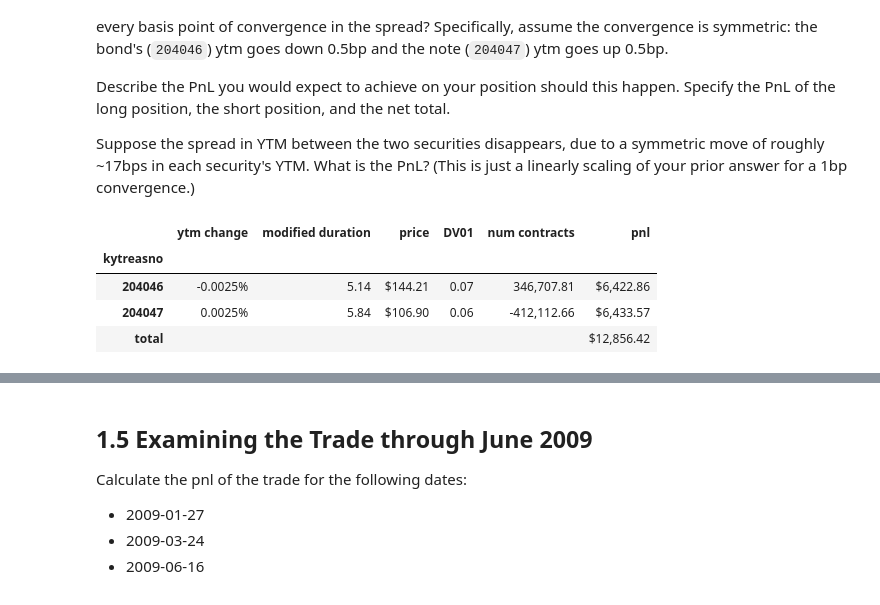
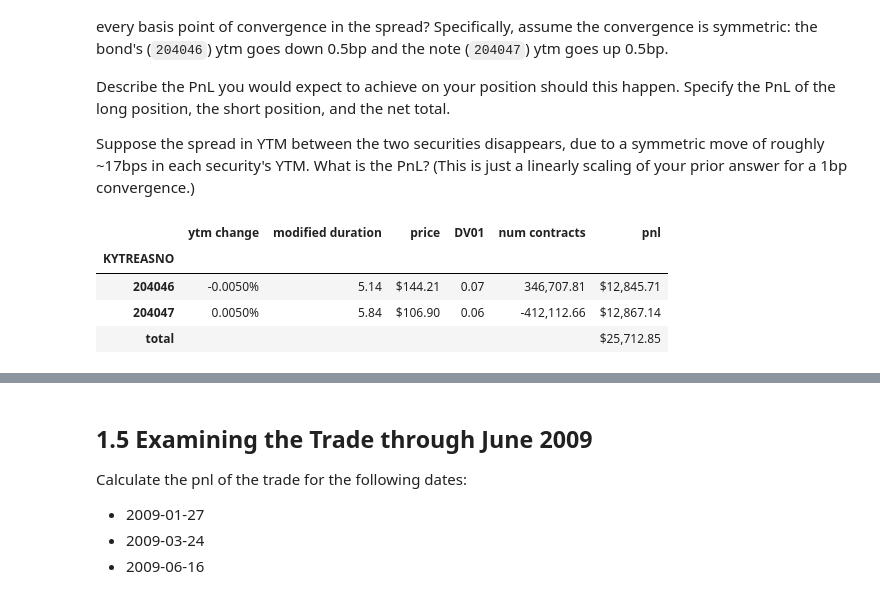
Before and after one commit to Scheffer888/finm-fixedincome-2025, a Jupyter notebook: homework/Homework 2 (Eduardo).ipynb, the cells around one changed output, grey strips where cells are left out. Drawn from its saved outputs; the diff is of its cells as text; code cells hidden in the pictures.

```diff
--- a/homework/Homework 2 (Eduardo).ipynb
+++ b/homework/Homework 2 (Eduardo).ipynb
@@ -49,9 +41,9 @@ pd.set_option('display.float_format', lambda x: '%.4f' % x)
 * Look at the data on 2008-11-04.
 # %%
 FILE_DATE = '2015-08-15'
-FILE_PATH = Path(config.DATA_DIR) / f"treasury_ts_{FILE_DATE}.xlsx"
-ID_BOND = 204046
-ID_NOTE = 204047
+FILE_PATH =  f'../data/treasury_ts_{FILE_DATE}.xlsx'
+ID_LONG = 204046
+ID_SHORT = 204047
 DATE0 = '2008-11-04'
 DAYS_Y = 365.25
 
@@ -59,7 +51,7 @@ DAYS_Y = 365.25
 data = pd.read_excel(FILE_PATH, sheet_name='database')
 data_info = pd.read_excel(FILE_PATH, sheet_name='info', index_col=0)
 
-data_filtered = data[(data['kytreasno'].isin([ID_BOND, ID_NOTE])) & (data['caldt'] == DATE0)].sort_values(by='caldt')
+data_filtered = data[(data['kytreasno'].isin([ID_LONG, ID_SHORT])) & (data['caldt'] == DATE0)].sort_values(by='caldt')
 data_filtered.head(2)
 # %% [output]
 |  | kytreasno | kycrspid | caldt | tdbid | tdask | tdnomprc | tdnomprc_flg | tdsourcr | tdaccint | tdretnua | ... |
@@ -78,8 +70,8 @@ Make a chart comparing the issues in the following features, (as of Nov 4, 2008.
 * modified duration
 * YTM
 # %%
-summary_data = tr.get_summary_table(info=data_info, database=data, date=DATE0)
-summary_data.drop(index=['clean price', 'maturity date', 'issue date'], inplace=True)
+summary_data = get_summary_table(info=data_info, database=data, date=DATE0)
+summary_data.drop(index=['clean price', 'issue date'], inplace=True)
 print("Summary of bond and note data: on 2008-11-04")
 summary_data
 # %% [output]
@@ -118,8 +111,8 @@ Use the ratio above to short a number of notes (`204047`) to keep zero duration.
 
 Report the number of bonds and notes of your position, along with the total dollars in the short position.
 # %%
-ID_LONG = 204046
-ID_SHORT = 204047
+ID_LONG = summary_data.loc['ytm'].astype('float64').idxmax()
+ID_SHORT = summary_data.loc['ytm'].astype('float64').idxmin()
 SIZE_ASSET_LONG = 50e6
 EQUITY_RATIO = 1/50
 
@@ -132,7 +125,7 @@ financing
 | 204046 | 0.0200 |
 | 204047 | 0.0200 |
 # %%
-balance_sheet, fmt = bpt.trade_balance_sheet(
+balance_sheet, fmt = trade_balance_sheet(
                                 prices=summary_data.loc['dirty price'],
                                 durations=summary_data.loc['duration'],
                                 haircuts=financing['haircut'],
@@ -153,16 +146,16 @@ Describe the PnL you would expect to achieve on your position should this happen
 
 Suppose the spread in YTM between the two securities disappears, due to a symmetric move of roughly ~17bps in each security's YTM. What is the PnL? (This is just a linearly scaling of your prior answer for a 1bp convergence.)
 # %%
-spread_convergence = 0.5 / 10000
-pnl_spread_converges, fmt_dict = bpt.pnl_spread_convergence(
+spread_convergence = 1 / 10000
+pnl_spread_1bp, fmt_dict = pnl_spread_convergence(
                                     spread_convergence=spread_convergence,
                                     modified_duration=summary_data.loc['modified duration'],
                                     price=summary_data.loc['dirty price'],
                                     n_contracts=balance_sheet['contracts'])
-pnl_spread_converges.style.format(fmt_dict, na_rep='')
+pnl_spread_1bp.style.format(fmt_dict, na_rep='')
 # %% [output]
 |  | ytm change | modified duration | price | DV01 | num contracts | pnl |
-| kytreasno |  |  |  |  |  |  |
-| 204046 | -0.0025% | 5.14 | $144.21 | 0.07 | 346,707.81 | $6,422.86 |
-| 204047 | 0.0025% | 5.84 | $106.90 | 0.06 | -412,112.66 | $6,433.57 |
-| total |  |  |  |  |  | $12,856.42 |
+| KYTREASNO |  |  |  |  |  |  |
+| 204046 | -0.0050% | 5.14 | $144.21 | 0.07 | 346,707.81 | $12,845.71 |
+| 204047 | 0.0050% | 5.84 | $106.90 | 0.06 | -412,112.66 | $12,867.14 |
+| total |  |  |  |  |  | $25,712.85 |
```
Also changed, not shown: parts of 21 cells of this notebook, 10 other files.
